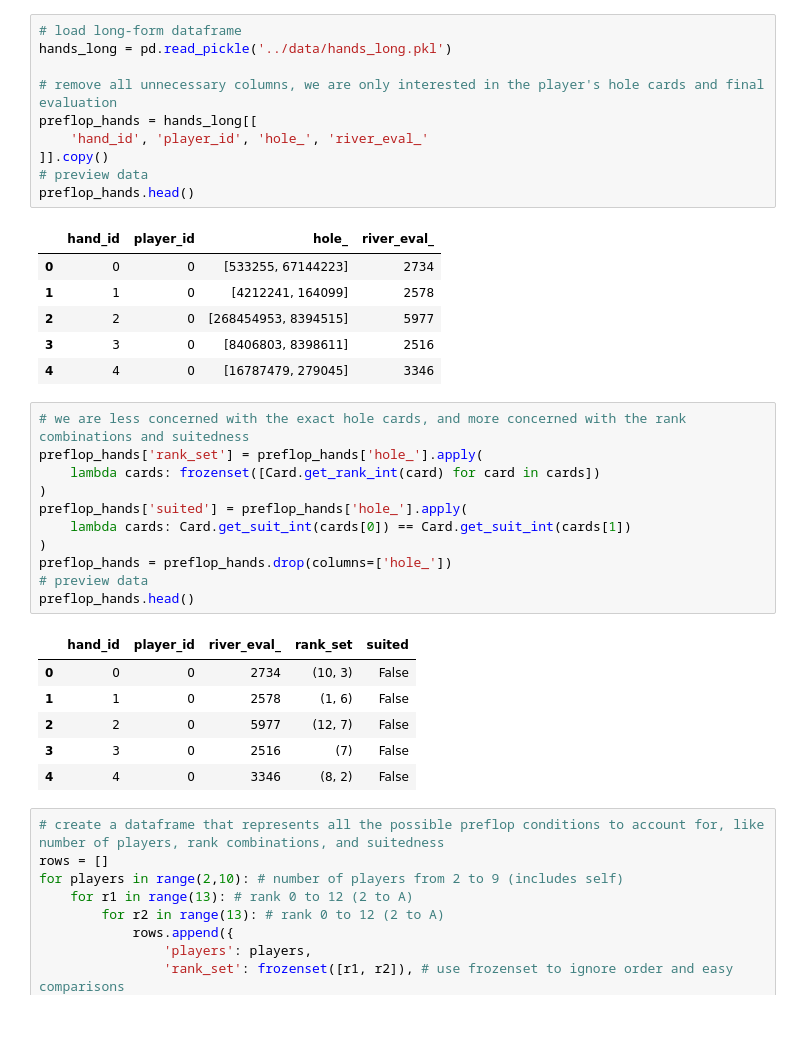
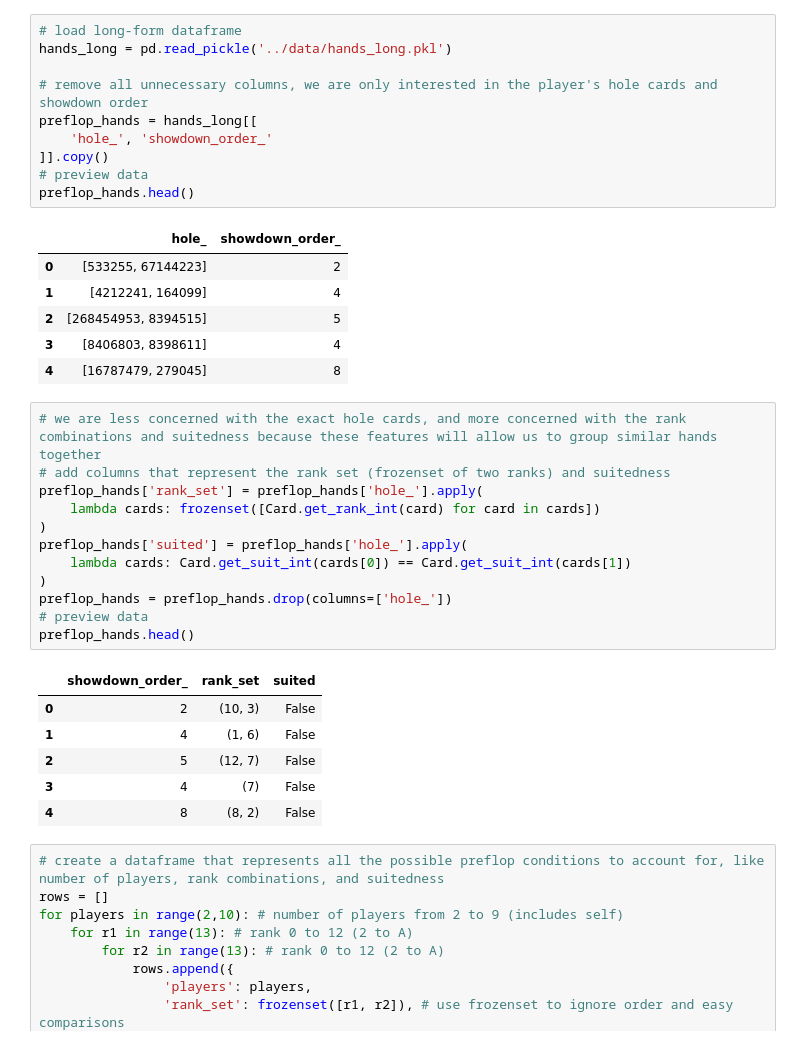
Before and after one commit to bnies1017/PokerDataScience, a Jupyter notebook: notebooks/02_monte_carlo_equity.ipynb, the cells around one changed output. Saved outputs shown, nothing was run; the diff lists cells and outputs as text.

```diff
--- a/notebooks/02_monte_carlo_equity.ipynb
+++ b/notebooks/02_monte_carlo_equity.ipynb
@@ -6,22 +12,23 @@ from deuces import Card
 # %%
 # load long-form dataframe
 hands_long = pd.read_pickle('../data/hands_long.pkl')
 
-# remove all unnecessary columns, we are only interested in the player's hole cards and final evaluation
+# remove all unnecessary columns, we are only interested in the player's hole cards and showdown order
 preflop_hands = hands_long[[
-    'hand_id', 'player_id', 'hole_', 'river_eval_'
+    'hole_', 'showdown_order_'
 ]].copy()
 # preview data
 preflop_hands.head()
 # %% [output]
-|  | hand_id | player_id | hole_ | river_eval_ |
-| 0 | 0 | 0 | [533255, 67144223] | 2734 |
-| 1 | 1 | 0 | [4212241, 164099] | 2578 |
-| 2 | 2 | 0 | [268454953, 8394515] | 5977 |
-| 3 | 3 | 0 | [8406803, 8398611] | 2516 |
-| 4 | 4 | 0 | [16787479, 279045] | 3346 |
+|  | hole_ | showdown_order_ |
+| 0 | [533255, 67144223] | 2 |
+| 1 | [4212241, 164099] | 4 |
+| 2 | [268454953, 8394515] | 5 |
+| 3 | [8406803, 8398611] | 4 |
+| 4 | [16787479, 279045] | 8 |
 # %%
-# we are less concerned with the exact hole cards, and more concerned with the rank combinations and suitedness
+# we are less concerned with the exact hole cards, and more concerned with the rank combinations and suitedness because these features will allow us to group similar hands together
+# add columns that represent the rank set (frozenset of two ranks) and suitedness
 preflop_hands['rank_set'] = preflop_hands['hole_'].apply(
     lambda cards: frozenset([Card.get_rank_int(card) for card in cards])
 )
@@ -32,12 +39,12 @@ preflop_hands = preflop_hands.drop(columns=['hole_'])
 # preview data
 preflop_hands.head()
 # %% [output]
-|  | hand_id | player_id | river_eval_ | rank_set | suited |
-| 0 | 0 | 0 | 2734 | (10, 3) | False |
-| 1 | 1 | 0 | 2578 | (1, 6) | False |
-| 2 | 2 | 0 | 5977 | (12, 7) | False |
-| 3 | 3 | 0 | 2516 | (7) | False |
-| 4 | 4 | 0 | 3346 | (8, 2) | False |
+|  | showdown_order_ | rank_set | suited |
+| 0 | 2 | (10, 3) | False |
+| 1 | 4 | (1, 6) | False |
+| 2 | 5 | (12, 7) | False |
+| 3 | 4 | (7) | False |
+| 4 | 8 | (8, 2) | False |
 # %%
 # create a dataframe that represents all the possible preflop conditions to account for, like number of players, rank combinations, and suitedness
 rows = []
```
Also changed, not shown: parts of 11 cells of this notebook.
